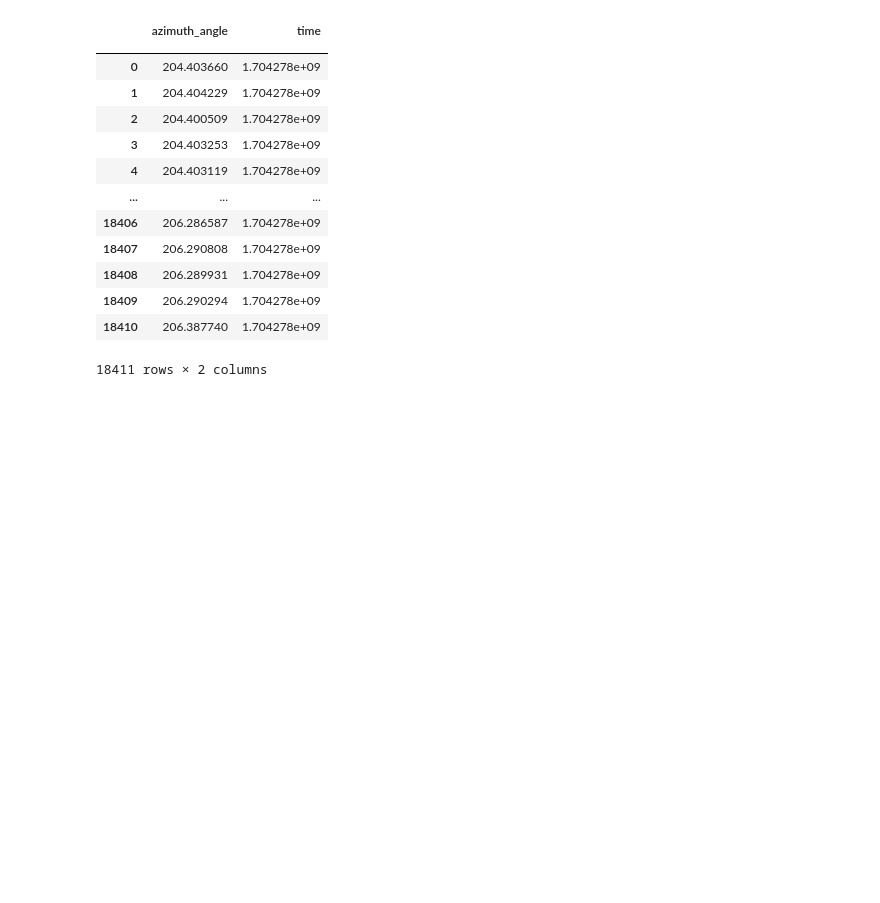
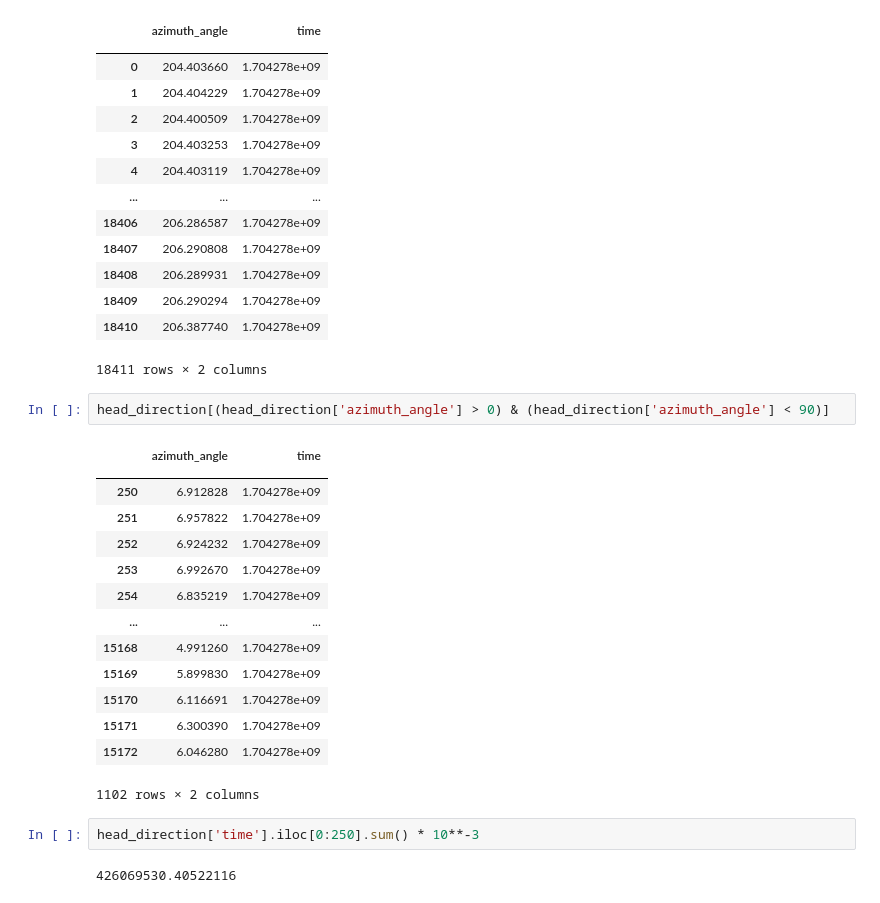
Before and after one commit to NitzanAlbeck/StatesAnalysis, a Jupyter notebook: locationMapping.ipynb, the cells around one changed output. Cells and saved outputs as stored; diff of their text form; blank space fills up the shorter version.

```diff
--- a/locationMapping.ipynb
+++ b/locationMapping.ipynb
@@ -48,4 +48,25 @@ head_direction
 | 18409 | 206.290294 | 1.704278e+09 |
 | 18410 | 206.387740 | 1.704278e+09 |
 18411 rows × 2 columns
+# %%
+head_direction[(head_direction['azimuth_angle'] > 0) & (head_direction['azimuth_angle'] < 90)]
+# %% [output]
+|  | azimuth_angle | time |
+|  |  |  |
+| 250 | 6.912828 | 1.704278e+09 |
+| 251 | 6.957822 | 1.704278e+09 |
+| 252 | 6.924232 | 1.704278e+09 |
+| 253 | 6.992670 | 1.704278e+09 |
+| 254 | 6.835219 | 1.704278e+09 |
+| ... | ... | ... |
+| 15168 | 4.991260 | 1.704278e+09 |
+| 15169 | 5.899830 | 1.704278e+09 |
+| 15170 | 6.116691 | 1.704278e+09 |
+| 15171 | 6.300390 | 1.704278e+09 |
+| 15172 | 6.046280 | 1.704278e+09 |
+1102 rows × 2 columns
+# %%
+head_direction['time'].iloc[0:250].sum() * 10**-3
+# %% [output]
+426069530.40522116
 # %%
```
Also changed, not shown: parts of 3 cells of this notebook.
